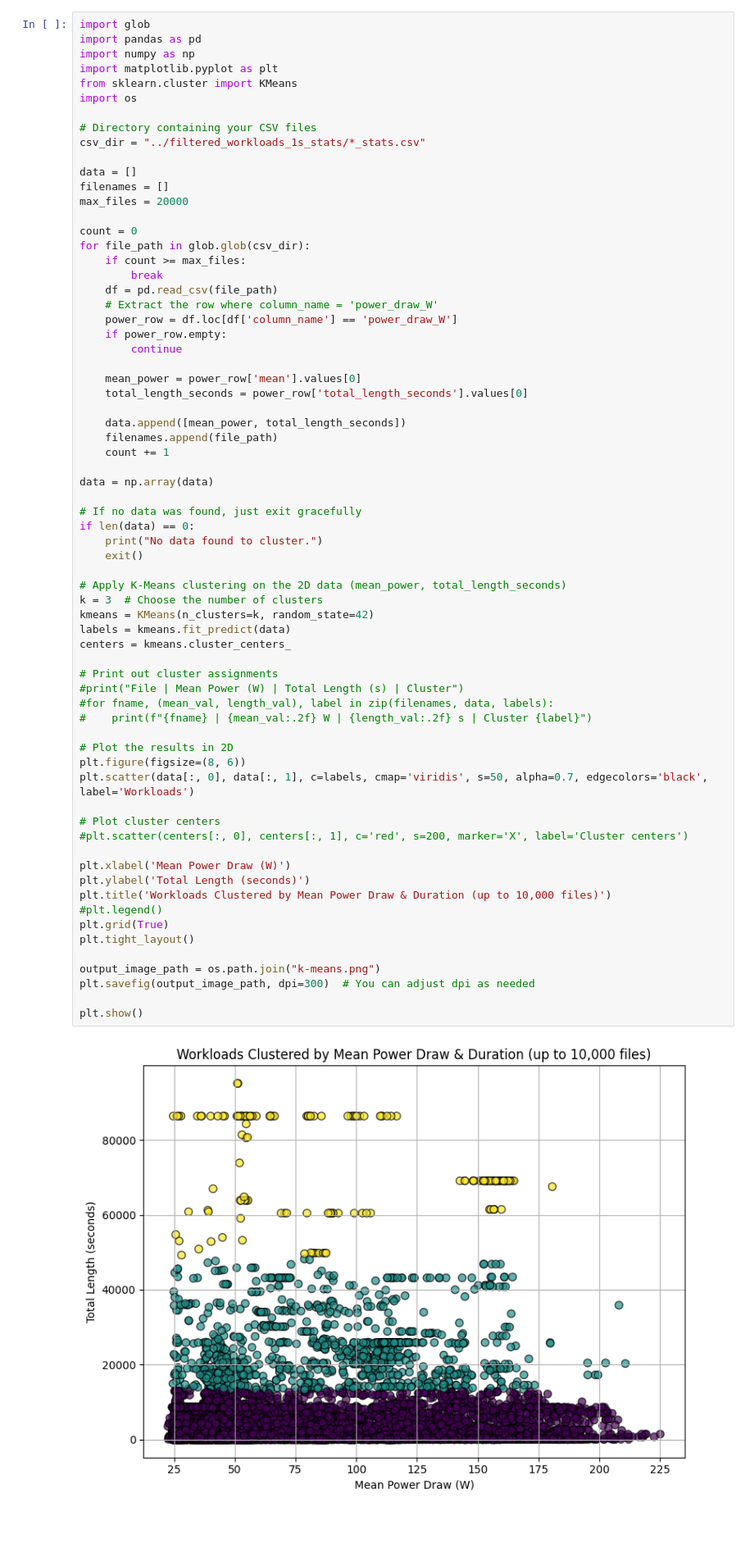
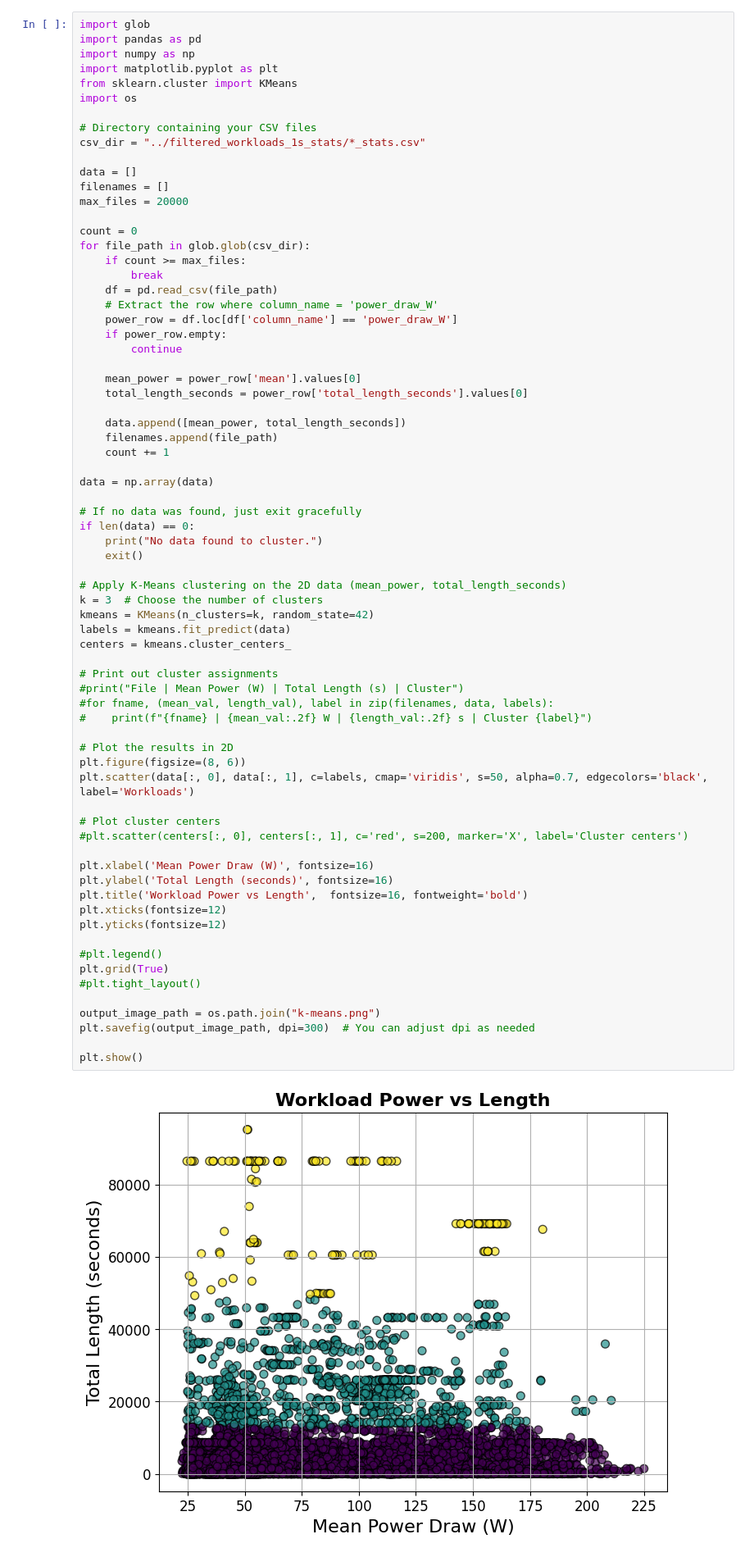
Before and after one commit to johankristianss/carbonsim, a Jupyter notebook: notebooks/UnderstandDataset.ipynb, the cells around one changed output. Shown at 82% size. Cells and saved outputs as stored; diff of their text form; blank space fills up the shorter version.

```diff
--- a/notebooks/UnderstandDataset.ipynb
+++ b/notebooks/UnderstandDataset.ipynb
@@ -36,38 +36,41 @@ data = np.array(data)
 if len(data) == 0:
     print("No data found to cluster.")
     exit()
 
 # Apply K-Means clustering on the 2D data (mean_power, total_length_seconds)
 k = 3  # Choose the number of clusters
 kmeans = KMeans(n_clusters=k, random_state=42)
 labels = kmeans.fit_predict(data)
 centers = kmeans.cluster_centers_
 
 # Print out cluster assignments
 #print("File | Mean Power (W) | Total Length (s) | Cluster")
 #for fname, (mean_val, length_val), label in zip(filenames, data, labels):
 #    print(f"{fname} | {mean_val:.2f} W | {length_val:.2f} s | Cluster {label}")
 
 # Plot the results in 2D
 plt.figure(figsize=(8, 6))
 plt.scatter(data[:, 0], data[:, 1], c=labels, cmap='viridis', s=50, alpha=0.7, edgecolors='black', label='Workloads')
 
 # Plot cluster centers
 #plt.scatter(centers[:, 0], centers[:, 1], c='red', s=200, marker='X', label='Cluster centers')
 
-plt.xlabel('Mean Power Draw (W)')
-plt.ylabel('Total Length (seconds)')
-plt.title('Workloads Clustered by Mean Power Draw & Duration (up to 10,000 files)')
+plt.xlabel('Mean Power Draw (W)', fontsize=16)
+plt.ylabel('Total Length (seconds)', fontsize=16)
+plt.title('Workload Power vs Length',  fontsize=16, fontweight='bold')
+plt.xticks(fontsize=12)
+plt.yticks(fontsize=12)
+
 #plt.legend()
 plt.grid(True)
-plt.tight_layout()
+#plt.tight_layout()
 
 output_image_path = os.path.join("k-means.png")
 plt.savefig(output_image_path, dpi=300)  # You can adjust dpi as needed
 
 plt.show()
 # %% [output]
-[figure, old version]
+[figure, new version]
 # %%
 import glob
 import pandas as pd
```
Also changed, not shown: 10 other files.
